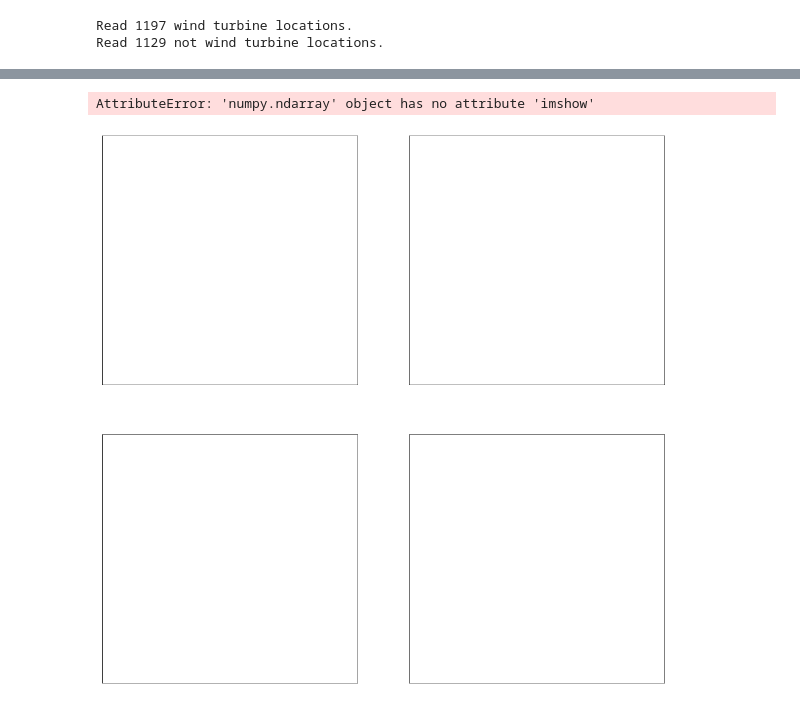
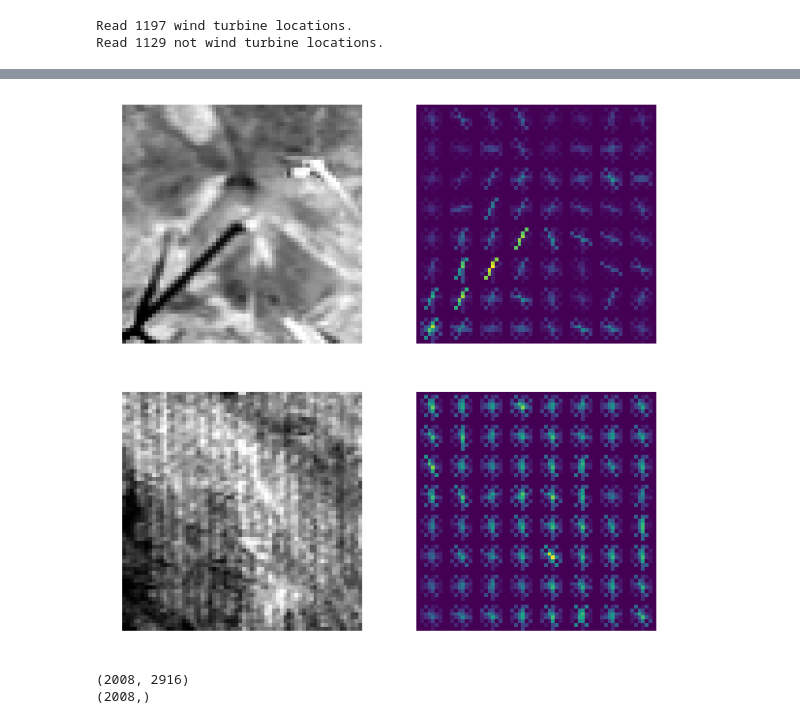
Before and after one commit to colinmccormick/WindEye, a Jupyter notebook: WindEye_v01.ipynb, the cells around one changed output, grey strips where cells are left out. Drawn from its saved outputs; the diff is of its cells as text; code cells hidden in the pictures.

```diff
--- a/WindEye_v01.ipynb
+++ b/WindEye_v01.ipynb
@@ -96,32 +109,32 @@ def order(img_id):
 # read turbine and non-turbine coordinates
 # order: latitude,longitude
 
-turbine_locations = []
+turbine_coordinates = []
 with open(WIND_TURBINE_COORDINATES,'r') as f:
     datareader = csv.reader(f)
     header = next(datareader)
     for row in datareader:
         latitude = float(row[0])
         longitude = float(row[1])
-        country = row[2]    # for future use
-        turbine_locations.append([latitude,longitude])
-print(u"Read {0} wind turbine locations.".format(len(turbine_locations)))
+        country = row[2]
+        turbine_coordinates.append({'latitude':latitude,'longitude':longitude,'country':country})
+print(u"Read {0} wind turbine locations.".format(len(turbine_coordinates)))
 
-not_turbine_locations = []
+not_turbine_coordinates = []
 with open(NOT_WIND_TURBINE_COORDINATES,'r') as f:
     datareader = csv.reader(f)
     header = next(datareader)
     for row in datareader:
         latitude = float(row[0])
         longitude = float(row[1])
-        country = row[2]    # for future use
-        not_turbine_locations.append([latitude,longitude])
-print(u"Read {0} not wind turbine locations.".format(len(not_turbine_locations)))
+        country = row[2]
+        not_turbine_coordinates.append({'latitude':latitude,'longitude':longitude,'country':country})
+print(u"Read {0} not wind turbine locations.".format(len(not_turbine_coordinates)))
 
 # combine location lists and randomize
-all_locations = zip(np.ones(len(turbine_locations)),turbine_locations) \
-                + zip(np.zeros(len(not_turbine_locations)),not_turbine_locations)
-shuffle(all_locations)
+#all_locations = zip(np.ones(len(turbine_locations)),turbine_locations) \
+#                + zip(np.zeros(len(not_turbine_locations)),not_turbine_locations)
+#shuffle(all_locations)
 # %% [output]
 Read 1197 wind turbine locations.
 Read 1129 not wind turbine locations.
@@ -296,18 +328,33 @@ for im in turbine_images:
 for im in not_turbine_images:
     hog_vec, hog_vis = feature.hog(im,visualise=True)
     not_turbine_hog_features.append({'hog_vector':hog_vec,'hog_visualization':hog_vis})
-# %%
-# display sample hog features
-
-fig, ax = plt.subplots(2, 2, figsize=(18, 18),subplot_kw=dict(xticks=[], yticks=[]))
-ax[0].imshow(turbine_images[0], cmap='gray')
-ax[0].set_title('turbine image')
-ax[1].imshow(turbine_hog_features[0]['hog_vis'])
-ax[1].set_title('turbine HOG features');
-ax[2].imshow(not_turbine_images[0], cmap='gray')
-ax[2].set_title('not turbine image')
-ax[3].imshow(not_turbine_hog_features[0]['hog_vis'])
-ax[4].set_title('not turbine HOG features')
-# %% [output]
-AttributeError: 'numpy.ndarray' object has no attribute 'imshow'
-[figure, removed]
+# %%
+# display sample hog features
+
+f = plt.figure(figsize=(10,10))
+ax = f.add_subplot(2,2,1)
+ax.axis('off')
+ax.imshow(turbine_images[0],cmap='gray')
+ax = f.add_subplot(2,2,2)
+ax.axis('off')
+ax.imshow(feature.hog(turbine_images[0],visualise=True)[1])
+ax = f.add_subplot(2,2,3)
+ax.axis('off')
+ax.imshow(not_turbine_images[0],cmap='gray')
+ax = f.add_subplot(2,2,4)
+ax.axis('off')
+ax.imshow(feature.hog(not_turbine_images[0],visualise=True)[1])
+plt.show()
+# %% [output]
+[figure, added]
+# %%
+# generate training data from hog features
+
+X_train_all = np.array([feature.hog(im) for im in chain(turbine_images,not_turbine_images)])
+y_train_all = np.zeros(X_train_all.shape[0])
+y_train_all[:len(turbine_images)] = 1
+print(X_train_all.shape)
+print(y_train_all.shape)
+# %% [output]
+(2008, 2916)
+(2008,)
```
Also changed, not shown: parts of 11 cells of this notebook, 1 other file.
